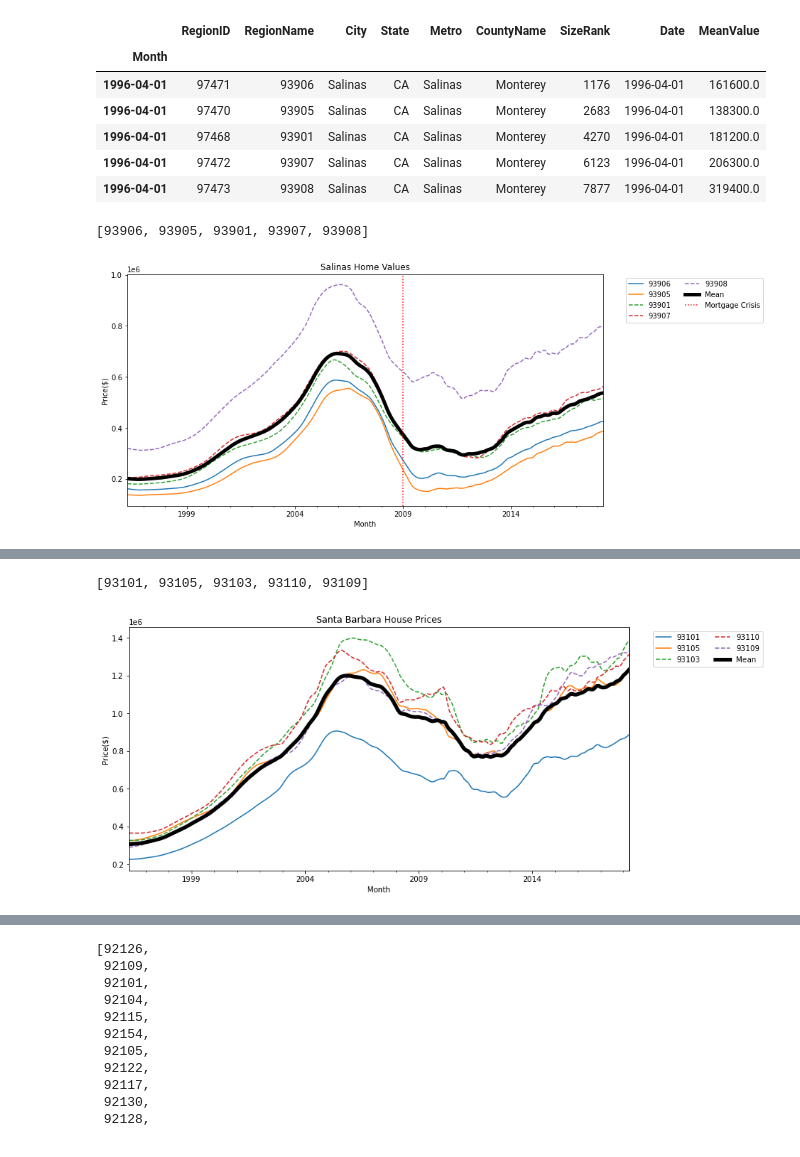
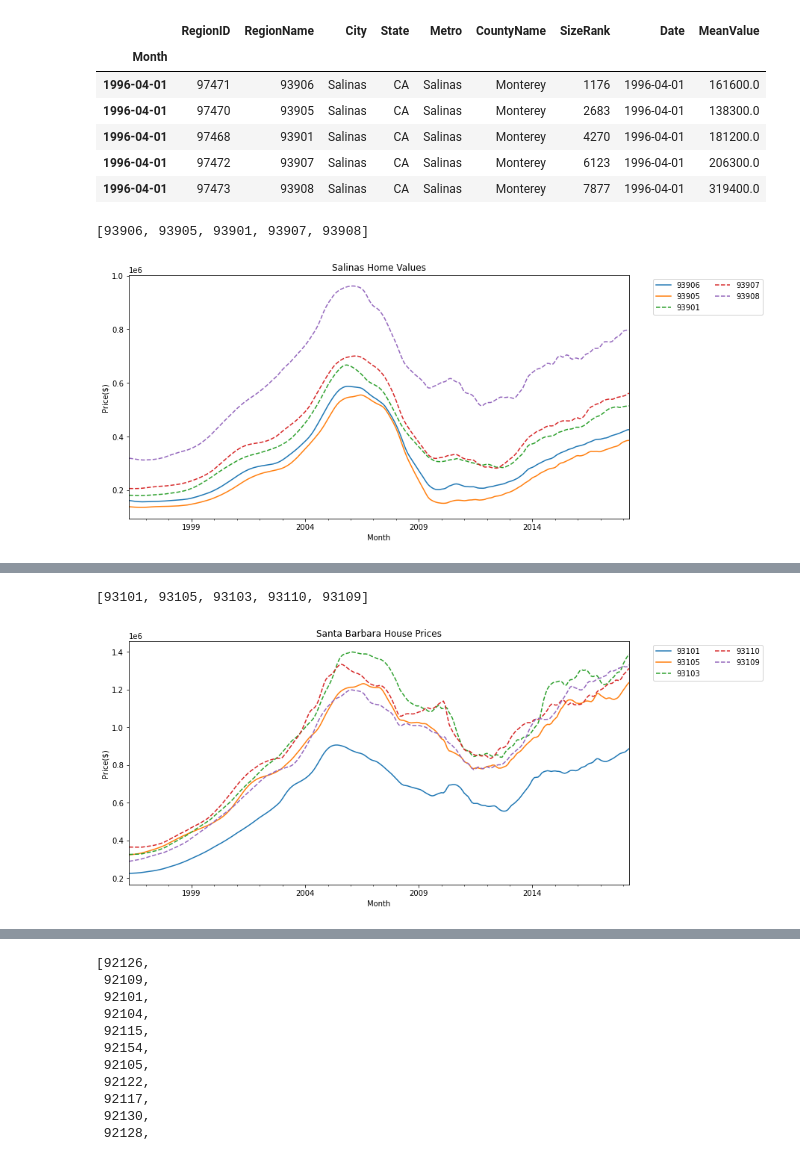
Before and after one commit to learn-co-curriculum/dsc-phase-4-choosing-a-dataset, a Jupyter notebook: time-series/Dan_exploratory_2.ipynb, the cells around one changed output, grey strips where cells are left out. Cells and saved outputs as stored; diff of their text form; code cells hidden in the pictures.

```diff
--- a/time-series/Dan_exploratory_2.ipynb
+++ b/time-series/Dan_exploratory_2.ipynb
@@ -183,11 +183,7 @@ def plot_value(df_dict, col = 'MeanValue', zipcodes = []):
             ts.plot(label = str(zc), ax = ax, ls = ls)
             ts_dict[zc] = ts
 
-        mean = pd.DataFrame(ts_dict).mean(axis = 1)
-        mean.plot(label = 'Mean', lw = 5, color = 'black')
 
-        crash = '01-2009'
-        ax.axvline(crash, label = 'Mortgage Crisis', color = 'red',ls = ':')
 
         ax.legend(bbox_to_anchor = (1.04, 1), loc = 'upper left', ncol = 2)
         ax.set(title = 'Sacramento Home Values', ylabel = 'Price($)')
@@ -241,11 +237,7 @@ def plot_value(df_dict, col = 'MeanValue', zipcodes = []):
             ts.plot(label = str(zc), ax = ax, ls = ls)
             ts_dict[zc] = ts
 
-        mean = pd.DataFrame(ts_dict).mean(axis = 1)
-        mean.plot(label = 'Mean', lw = 5, color = 'black')
 
-        crash = '01-2009'
-        ax.axvline(crash, label = 'Mortgage Crisis', color = 'red',ls = ':')
 
         ax.legend(bbox_to_anchor = (1.04, 1), loc = 'upper left', ncol = 2)
         ax.set(title = 'Visalia Home Values', ylabel = 'Price($)')
@@ -280,39 +272,34 @@ def plot_value(df_dict, col = 'MeanValue', zipcodes = []):
        zipcodes are the list of timeseries to be plotted '''
 
     if len(zipcodes) == 0:
         zipcodes = list(df_dict.keys())
 
         print(zipcodes)
 
         cutoff = len(zipcodes)//2
 
         fig,ax = plt.subplots(figsize = (12,6))
 
         ts_dict = {}
         for i,zc in enumerate(zipcodes):
             if i < cutoff:
                 ls = '-'
             else:
                 ls = '--'
 
             ts = df_dict[zc][col].rename(zc)
             ts.plot(label = str(zc), ax = ax, ls = ls)
             ts_dict[zc] = ts
 
-        mean = pd.DataFrame(ts_dict).mean(axis = 1)
-        mean.plot(label = 'Mean', lw = 5, color = 'black')
-
-        crash = '01-2009'
-        ax.axvline(crash, label = 'Mortgage Crisis', color = 'red',ls = ':')
 
         ax.legend(bbox_to_anchor = (1.04, 1), loc = 'upper left', ncol = 2)
         ax.set(title = 'Salinas Home Values', ylabel = 'Price($)')
 
         return fig,ax, ts_dict
 fig, ax, ts_dict3 = plot_value(salinas)
 # %% [output]
 [93906, 93905, 93901, 93907, 93908]
-[figure, old version]
+[figure, new version]
 # %%
 santa_barbara_df = df.loc[df['City'] == 'Santa Barbara']
 santa_barbara_df.head()
@@ -357,11 +344,6 @@ def plot_value(df_dict, col = 'MeanValue', zipcodes = []):
             ts.plot(label = str(zc), ax = ax, ls = ls)
             ts_dict[zc] = ts
 
-        mean = pd.DataFrame(ts_dict).mean(axis = 1)
-        mean.plot(label = 'Mean', lw = 5, color = 'black')
-
-#         crash = '01-2009'
-#         ax.axvline(crash, label = 'Mortgage Crisis', color = 'red',ls = ':')
 
         ax.legend(bbox_to_anchor = (1.04, 1), loc = 'upper left', ncol = 2)
         ax.set(title = 'Santa Barbara House Prices', ylabel = 'Price($)')
@@ -370,7 +352,7 @@ def plot_value(df_dict, col = 'MeanValue', zipcodes = []):
 fig, ax, ts_dict4 = plot_value(santa_barbara)
 # %% [output]
 [93101, 93105, 93103, 93110, 93109]
-[figure, old version]
+[figure, new version]
 # %%
 san_diego_df = df.loc[df['City'] == 'San Diego']
 san_diego_df.head()
```
Also changed, not shown: parts of 3 cells of this notebook, 1 other file.
